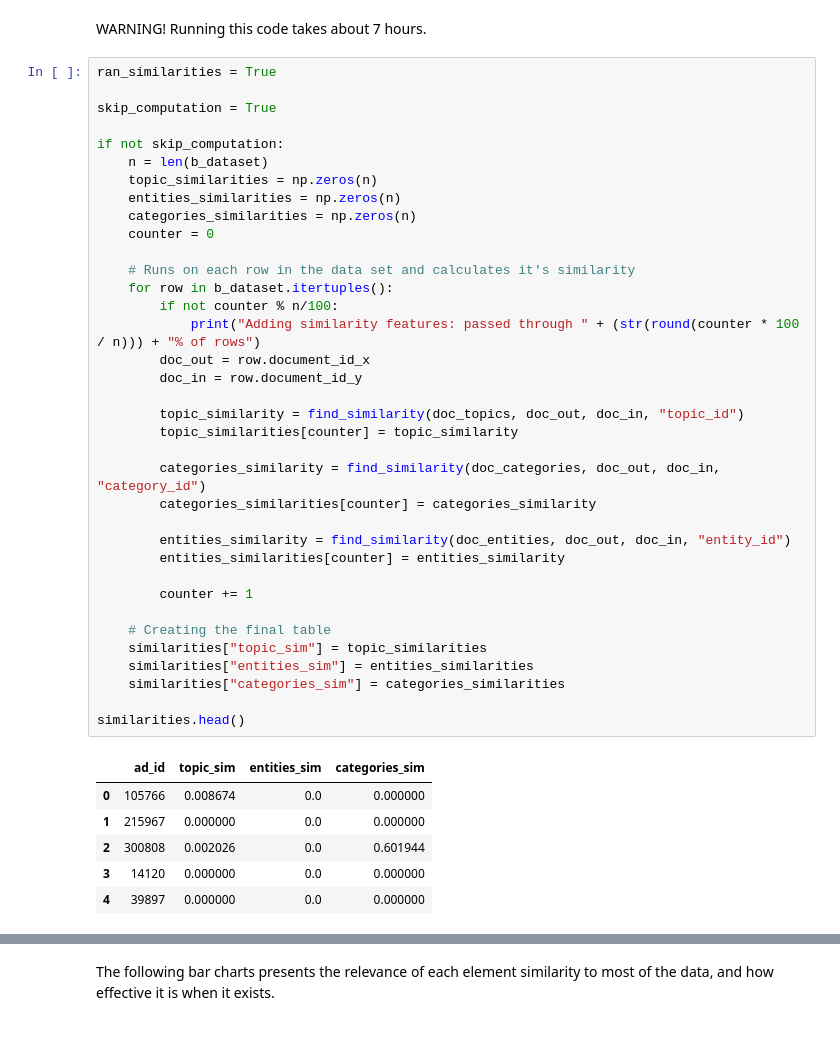
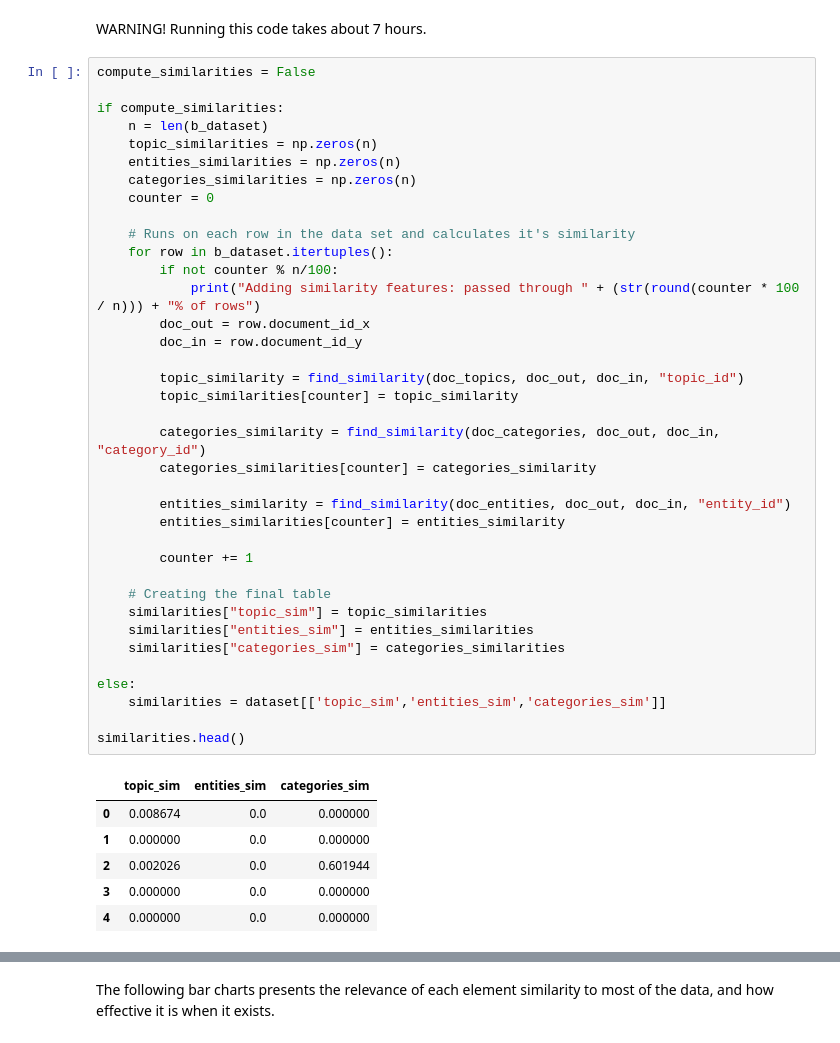
Before and after one commit to dean-ayalon/DS-Workshop, a Jupyter notebook: Project Notebook.ipynb, the cells around one changed output, grey strips where cells are left out. Saved outputs shown, nothing was run; the diff lists cells and outputs as text.

```diff
--- a/Project Notebook.ipynb
+++ b/Project Notebook.ipynb
@@ -205,46 +204,47 @@ def find_similarity(table, doc_out, doc_in, field):
 # %% [markdown]
 WARNING! Running this code takes about 7 hours.
 # %%
-ran_similarities = True
+compute_similarities = False
 
-skip_computation = True
-
-if not skip_computation:
+if compute_similarities:
     n = len(b_dataset)
     topic_similarities = np.zeros(n)
     entities_similarities = np.zeros(n)
     categories_similarities = np.zeros(n)
     counter = 0
 
     # Runs on each row in the data set and calculates it's similarity
     for row in b_dataset.itertuples():
         if not counter % n/100:
             print("Adding similarity features: passed through " + (str(round(counter * 100 / n))) + "% of rows")
         doc_out = row.document_id_x
         doc_in = row.document_id_y
 
         topic_similarity = find_similarity(doc_topics, doc_out, doc_in, "topic_id")
         topic_similarities[counter] = topic_similarity
 
         categories_similarity = find_similarity(doc_categories, doc_out, doc_in, "category_id")
         categories_similarities[counter] = categories_similarity
 
         entities_similarity = find_similarity(doc_entities, doc_out, doc_in, "entity_id")
         entities_similarities[counter] = entities_similarity
 
         counter += 1
 
     # Creating the final table
     similarities["topic_sim"] = topic_similarities
     similarities["entities_sim"] = entities_similarities
     similarities["categories_sim"] = categories_similarities
 
+else:
+    similarities = dataset[['topic_sim','entities_sim','categories_sim']]
+
 similarities.head()
 # %% [output]
-|  | ad_id | topic_sim | entities_sim | categories_sim |
-| 0 | 105766 | 0.008674 | 0.0 | 0.000000 |
-| 1 | 215967 | 0.000000 | 0.0 | 0.000000 |
-| 2 | 300808 | 0.002026 | 0.0 | 0.601944 |
-| 3 | 14120 | 0.000000 | 0.0 | 0.000000 |
-| 4 | 39897 | 0.000000 | 0.0 | 0.000000 |
+|  | topic_sim | entities_sim | categories_sim |
+| 0 | 0.008674 | 0.0 | 0.000000 |
+| 1 | 0.000000 | 0.0 | 0.000000 |
+| 2 | 0.002026 | 0.0 | 0.601944 |
+| 3 | 0.000000 | 0.0 | 0.000000 |
+| 4 | 0.000000 | 0.0 | 0.000000 |
 # %%
```
Also changed, not shown: parts of 31 cells of this notebook, 1 other file.
